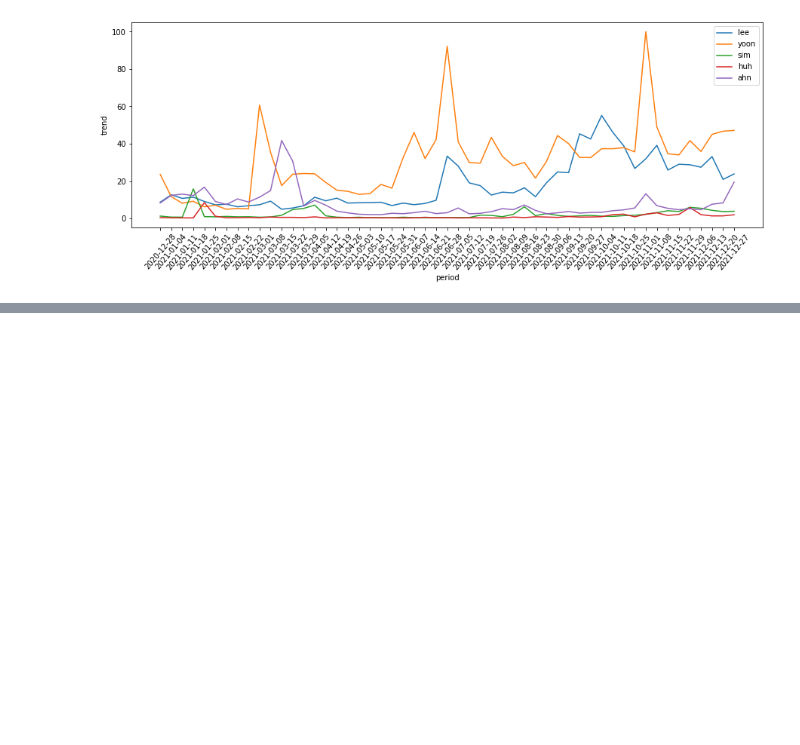
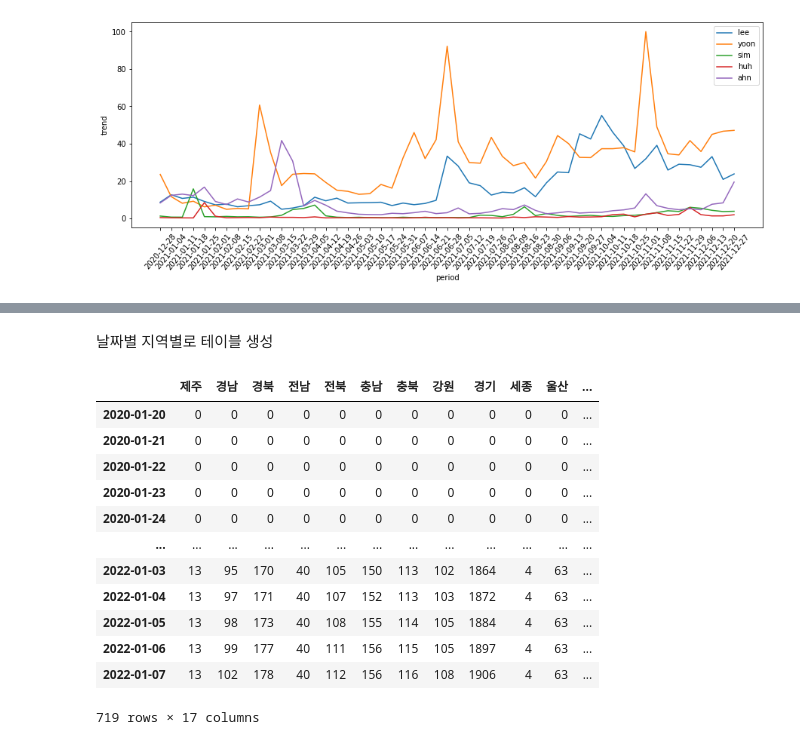
Before and after one commit to heewon330/TIL3, a Jupyter notebook: openAPI.ipynb, the cells around one changed output, grey strips where cells are left out. Drawn from its saved outputs; the diff is of its cells as text; code cells hidden in the pictures; blank space fills up the shorter version.

```diff
--- a/openAPI.ipynb
+++ b/openAPI.ipynb
@@ -426,0 +522,39 @@ plt.show()
+# %%
+for row in result['response']['body']['items']['item']:
+  print('날짜 :',row['createDt'])
+  print('지역 :',row['gubun'])
+  print('사망자수 :',row['deathCnt'])
+  print('확진자수 :',row['defCnt'])
+# %% [markdown]
+날짜별 지역별로 테이블 생성
+# %%
+#날짜 - 키, 지역별 확진자 - 값 으로 하는 딕셔너리
+confirmed ={}
+for row in result['response']['body']['items']['item']:
+  key=row['createDt'].split(' ')[0]
+  if key in confirmed.keys():
+    confirmed[key][row['gubun'] ]=row['defCnt']
+  else: #해당 날짜의 키가 존재하지 않으면 딕셔너리 추가, 그렇지 않다면 해당 날짜의 가장 마지막 지역의 확진자 수가 값으로 들어감
+    confirmed[key]={}
+    confirmed[key][row['gubun']]=row['defCnt']
+confirmed
+# %%
+#위의 내용들을 쉽게 하려면  defaultdict 사용
+from collections import defaultdict
+confirm = defaultdict(dict)
+
+
+for row in result['response']['body']['items']['item']:
+  key=row['createDt'].split(' ')[0]
+  locate=row['gubun']
+
+  if locate != '검역' and locate != '합계':
+    confirm[key][row['gubun'] ]=row['defCnt']
+# %%
+death = defaultdict(dict)
+
+for row in result['response']['body']['items']['item']:
+  key = row['createDt'].split(' ')[0]
+  locate = row['gubun']
+  if locate != '검역' and locate != '합계':
+    death[key][locate] = row['deathCnt']
@@ -426,0 +563,16 @@ plt.show()
+# %%
+pd.DataFrame(death).T.sort_index()
+# %% [output]
+|  | 제주 | 경남 | 경북 | 전남 | 전북 | 충남 | 충북 | 강원 | 경기 | 세종 | 울산 | ... |
+| 2020-01-20 | 0 | 0 | 0 | 0 | 0 | 0 | 0 | 0 | 0 | 0 | 0 | ... |
+| 2020-01-21 | 0 | 0 | 0 | 0 | 0 | 0 | 0 | 0 | 0 | 0 | 0 | ... |
+| 2020-01-22 | 0 | 0 | 0 | 0 | 0 | 0 | 0 | 0 | 0 | 0 | 0 | ... |
+| 2020-01-23 | 0 | 0 | 0 | 0 | 0 | 0 | 0 | 0 | 0 | 0 | 0 | ... |
+| 2020-01-24 | 0 | 0 | 0 | 0 | 0 | 0 | 0 | 0 | 0 | 0 | 0 | ... |
+| ... | ... | ... | ... | ... | ... | ... | ... | ... | ... | ... | ... | ... |
+| 2022-01-03 | 13 | 95 | 170 | 40 | 105 | 150 | 113 | 102 | 1864 | 4 | 63 | ... |
+| 2022-01-04 | 13 | 97 | 171 | 40 | 107 | 152 | 113 | 103 | 1872 | 4 | 63 | ... |
+| 2022-01-05 | 13 | 98 | 173 | 40 | 108 | 155 | 114 | 105 | 1884 | 4 | 63 | ... |
+| 2022-01-06 | 13 | 99 | 177 | 40 | 111 | 156 | 115 | 105 | 1897 | 4 | 63 | ... |
+| 2022-01-07 | 13 | 102 | 178 | 40 | 112 | 156 | 116 | 108 | 1906 | 4 | 63 | ... |
+719 rows × 17 columns
```
Also changed, not shown: parts of 31 cells of this notebook.
